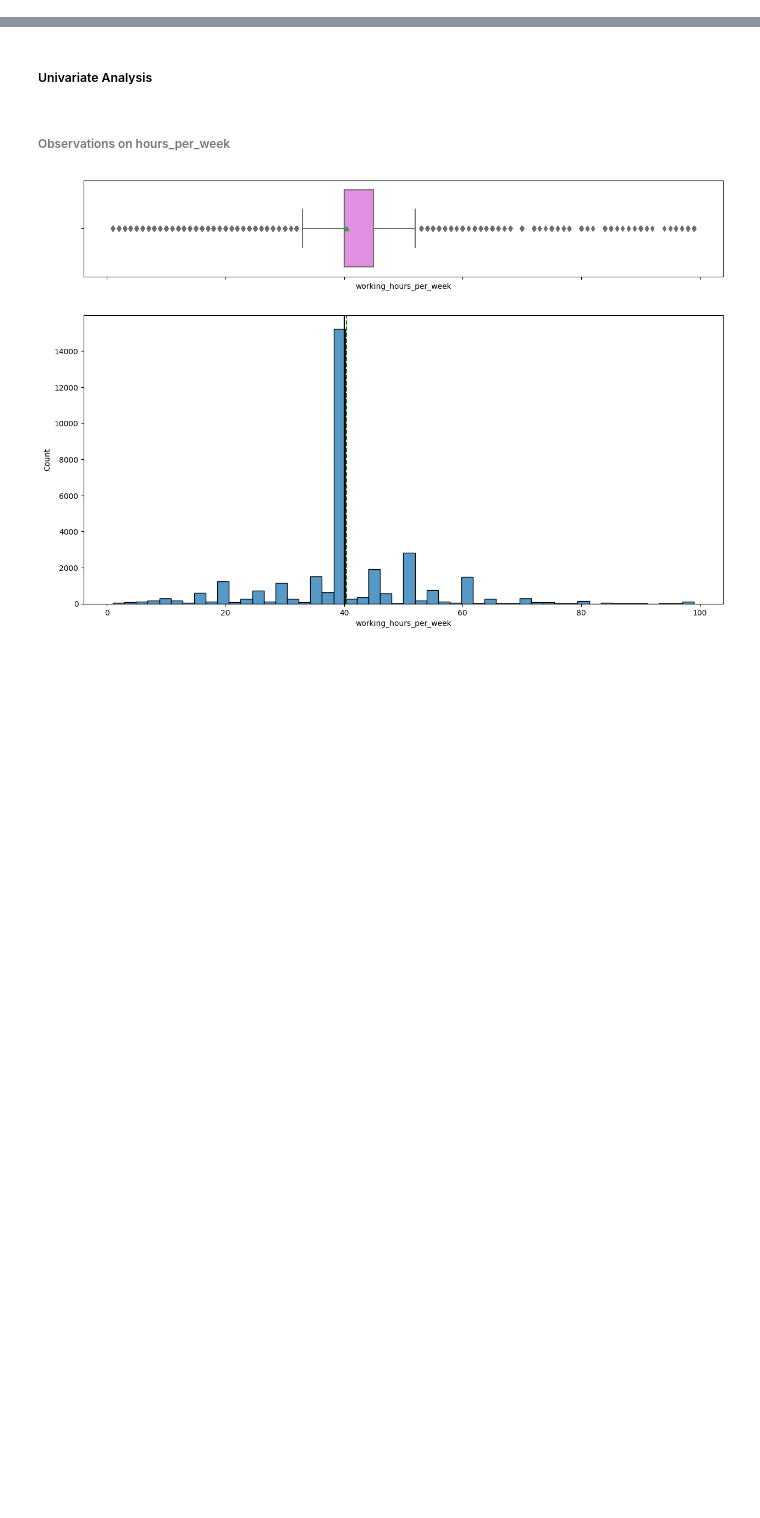
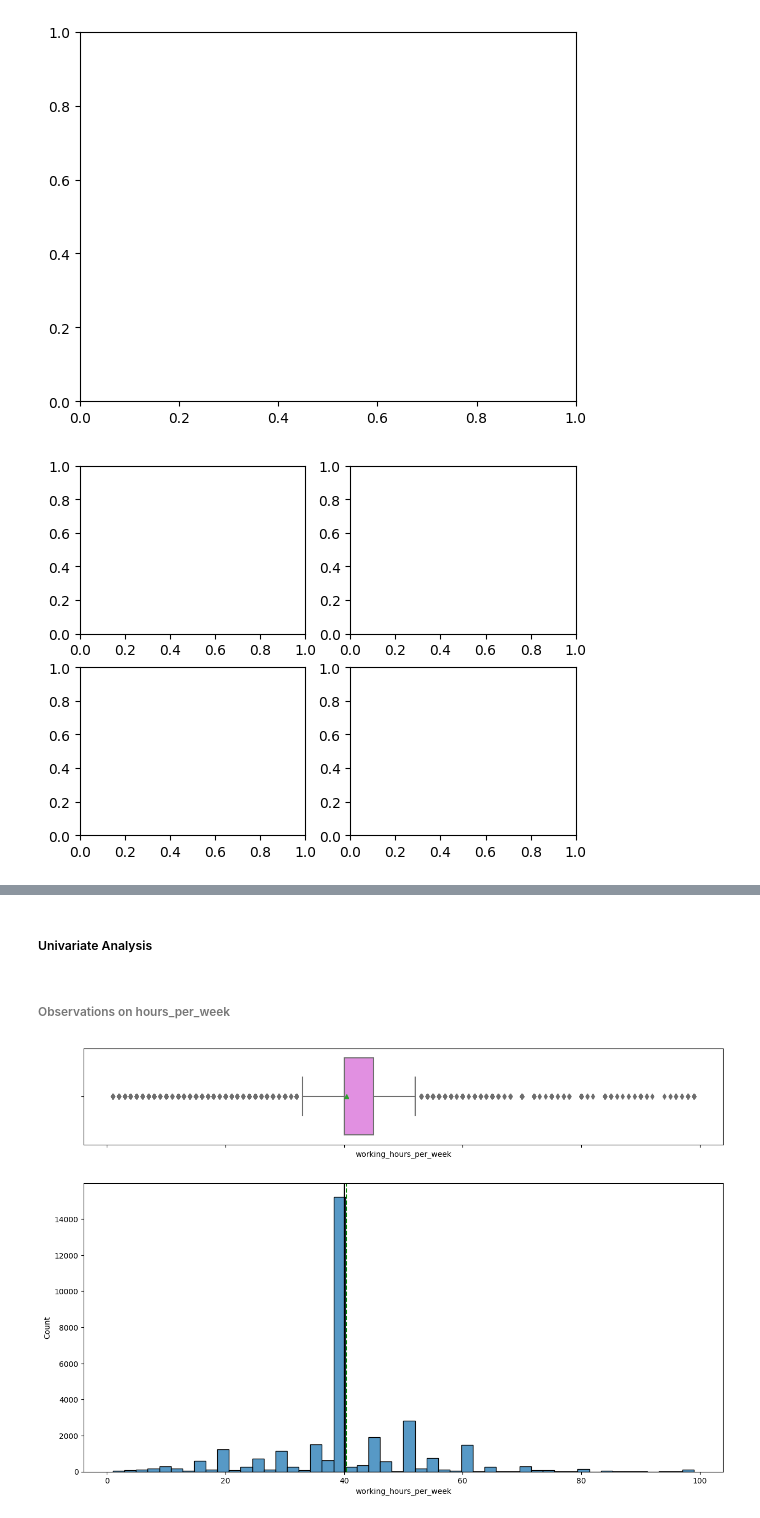
Before and after one commit to CoderSales/machine-learning-classification, a Jupyter notebook: IncomeGroupClassification_CaseStudy_DSBA_V2-v2.ipynb, the cells around one changed output, grey strips where cells are left out. Saved outputs shown, nothing was run; the diff lists cells and outputs as text; code cells hidden in the pictures; blank space fills up the shorter version.

```diff
--- a/IncomeGroupClassification_CaseStudy_DSBA_V2-v2.ipynb
+++ b/IncomeGroupClassification_CaseStudy_DSBA_V2-v2.ipynb
@@ -550,3 +550,16 @@ print(f2)
 # %% [output]
 Figure(1500x1000)
 [interactive output not drawn]
+# %%
+# using the variable ax for single a Axes
+fig, ax = plt.subplots()
+
+# using the variable axs for multiple Axes
+fig, axs = plt.subplots(2, 2)
+
+# using tuple unpacking for multiple Axes
+fig, (ax1, ax2) = plt.subplots(1, 2)
+fig, ((ax1, ax2), (ax3, ax4)) = plt.subplots(2, 2)
+# %% [output]
+[figure, added]
+[figure, added]
```
Also changed, not shown: parts of 2 cells of this notebook.
